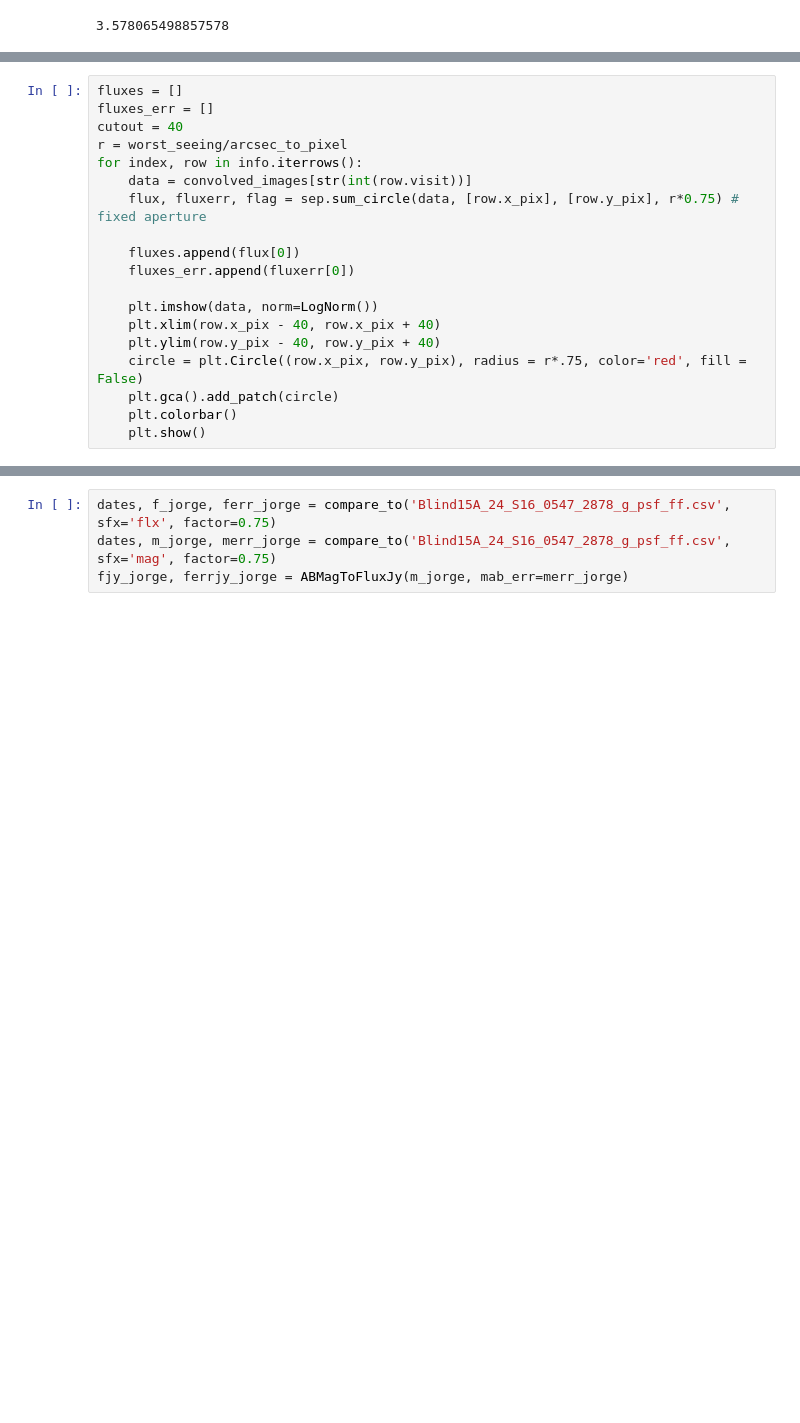
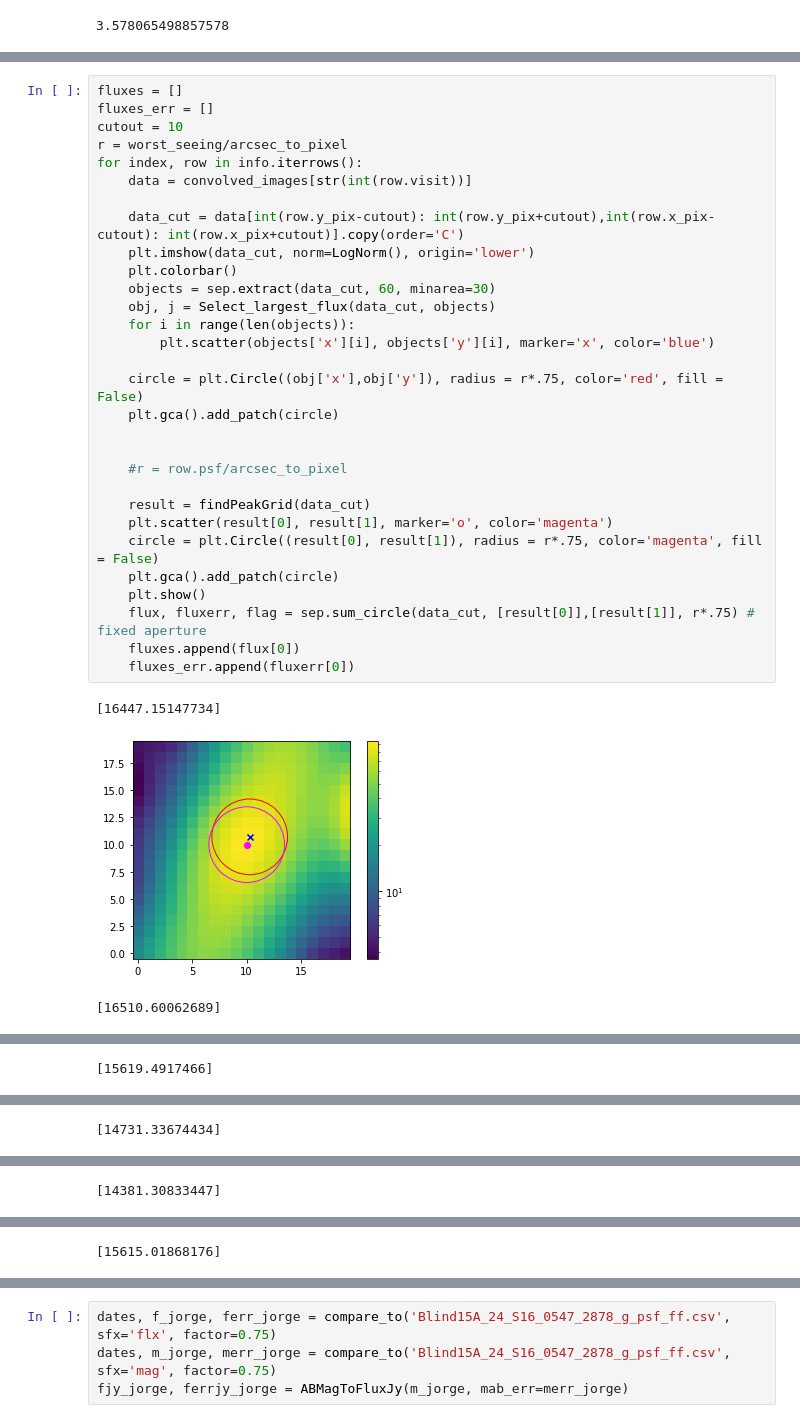
Before and after one commit to PauCaBu/astro_pola, a Jupyter notebook: notebooks/Convolving images.ipynb, the cells around one changed output, grey strips where cells are left out. Drawn from its saved outputs; the diff is of its cells as text; blank space fills up the shorter version.

```diff
--- a/notebooks/Convolving images.ipynb
+++ b/notebooks/Convolving images.ipynb
@@ -181,22 +316,3 @@ for filename in os.listdir(directory):
 
 
 info = pd.read_csv('info_Blind15A_24.txt').sort_values('mjd')
-# %%
-fluxes = []
-fluxes_err = []
-cutout = 40
-r = worst_seeing/arcsec_to_pixel
-for index, row in info.iterrows():
-    data = convolved_images[str(int(row.visit))]
-    flux, fluxerr, flag = sep.sum_circle(data, [row.x_pix], [row.y_pix], r*0.75) # fixed aperture
-
-    fluxes.append(flux[0])
-    fluxes_err.append(fluxerr[0])
-
-    plt.imshow(data, norm=LogNorm())
-    plt.xlim(row.x_pix - 40, row.x_pix + 40)
-    plt.ylim(row.y_pix - 40, row.y_pix + 40)
-    circle = plt.Circle((row.x_pix, row.y_pix), radius = r*.75, color='red', fill = False)
-    plt.gca().add_patch(circle)
-    plt.colorbar()
-    plt.show()
@@ -212,0 +319,34 @@ for index, row in info.iterrows():
+# %%
+fluxes = []
+fluxes_err = []
+cutout = 10
+r = worst_seeing/arcsec_to_pixel
+for index, row in info.iterrows():
+    data = convolved_images[str(int(row.visit))]
+
+    data_cut = data[int(row.y_pix-cutout): int(row.y_pix+cutout),int(row.x_pix-cutout): int(row.x_pix+cutout)].copy(order='C')
+    plt.imshow(data_cut, norm=LogNorm(), origin='lower')
+    plt.colorbar()
+    objects = sep.extract(data_cut, 60, minarea=30)
+    obj, j = Select_largest_flux(data_cut, objects)
+    for i in range(len(objects)):
+        plt.scatter(objects['x'][i], objects['y'][i], marker='x', color='blue')
+
+    circle = plt.Circle((obj['x'],obj['y']), radius = r*.75, color='red', fill = False)
+    plt.gca().add_patch(circle)
+
+
+    #r = row.psf/arcsec_to_pixel
+
+    result = findPeakGrid(data_cut)
+    plt.scatter(result[0], result[1], marker='o', color='magenta')
+    circle = plt.Circle((result[0], result[1]), radius = r*.75, color='magenta', fill = False)
+    plt.gca().add_patch(circle)
+    plt.show()
+    flux, fluxerr, flag = sep.sum_circle(data_cut, [result[0]],[result[1]], r*.75) # fixed aperture
+    fluxes.append(flux[0])
+    fluxes_err.append(fluxerr[0])
+# %% [output]
+[16447.15147734]
+[figure, added]
+[16510.60062689]
@@ -212,0 +354 @@ for index, row in info.iterrows():
+[15619.4917466]
@@ -212,0 +356 @@ for index, row in info.iterrows():
+[14731.33674434]
@@ -212,0 +358 @@ for index, row in info.iterrows():
+[14381.30833447]
@@ -212,0 +360 @@ for index, row in info.iterrows():
+[15615.01868176]
```
Also changed, not shown: parts of 19 cells of this notebook.
